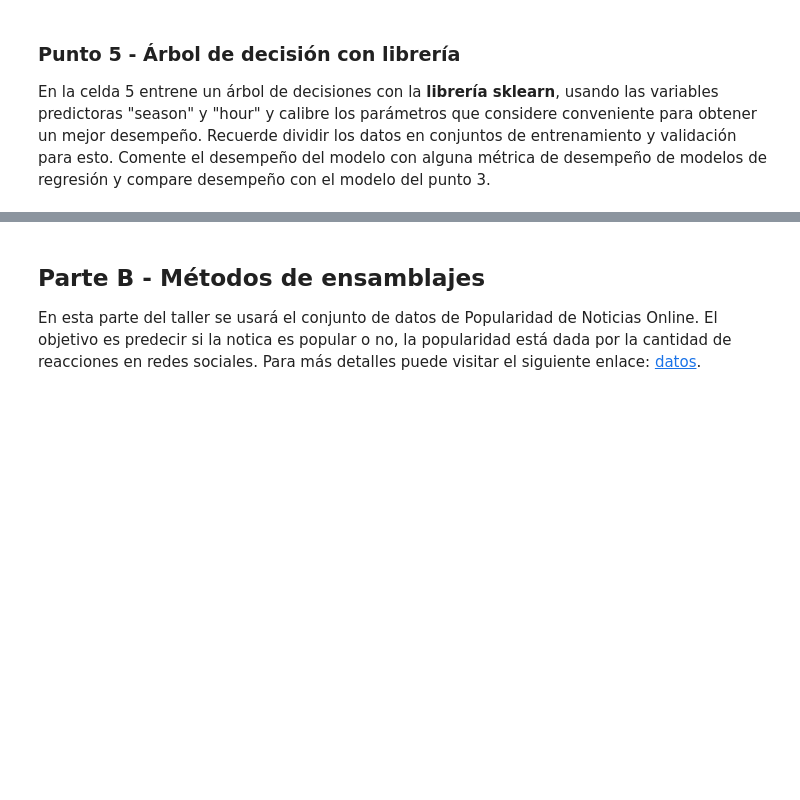
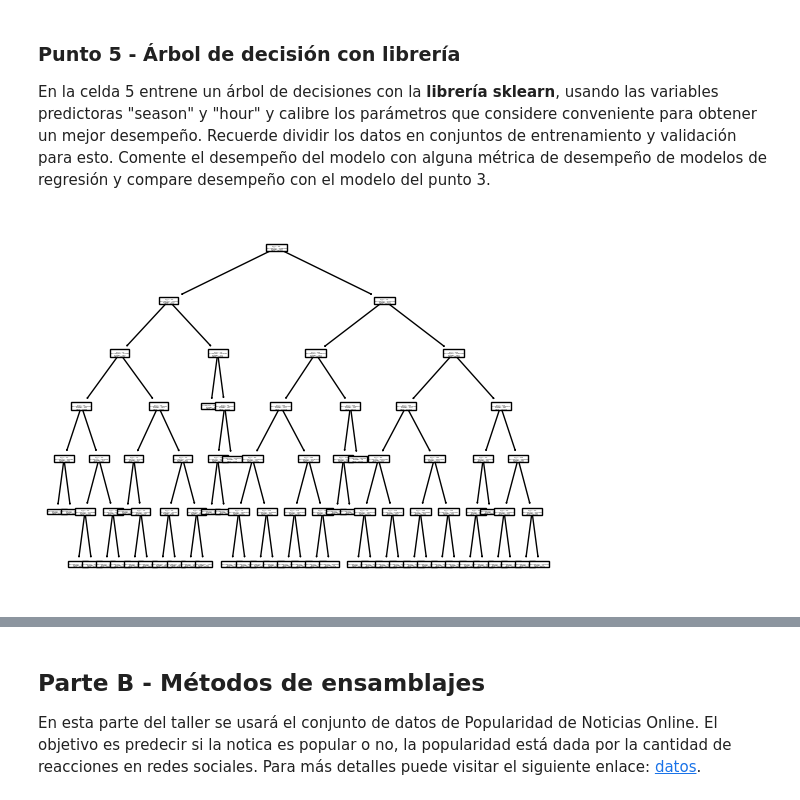
Before and after one commit to sakrussi/Ml_curso_LN, a Jupyter notebook: Entrega_taller_1_S1TC1_arboles_ensamblajes_krp.ipynb, the cells around one changed output, grey strips where cells are left out. Cells and saved outputs as stored; diff of their text form; code cells hidden in the pictures; blank space fills up the shorter version.

```diff
--- a/Entrega_taller_1_S1TC1_arboles_ensamblajes_krp.ipynb
+++ b/Entrega_taller_1_S1TC1_arboles_ensamblajes_krp.ipynb
@@ -492,0 +549,14 @@ sorted(zip(accuracy_scores, max_depth_range))[::-1][0]
+# %%
+#sepración de datos de entrenamiento
+
+df_punto3 = bikes[['season', 'hour','total']]
+XTotal = bikes[['season', 'hour']]
+yTotal = bikes['total']
+XTrain, XTest, yTrain, yTest = train_test_split(XTotal, yTotal, test_size=0.33, random_state=0)
+# %%
+clfTree = DecisionTreeRegressor(max_depth=6)
+clfTree.fit(XTrain, yTrain)
+plot_tree(clfTree)
+plt.show()
+# %% [output]
+[figure, added]
```
Also changed, not shown: parts of 67 cells of this notebook.
